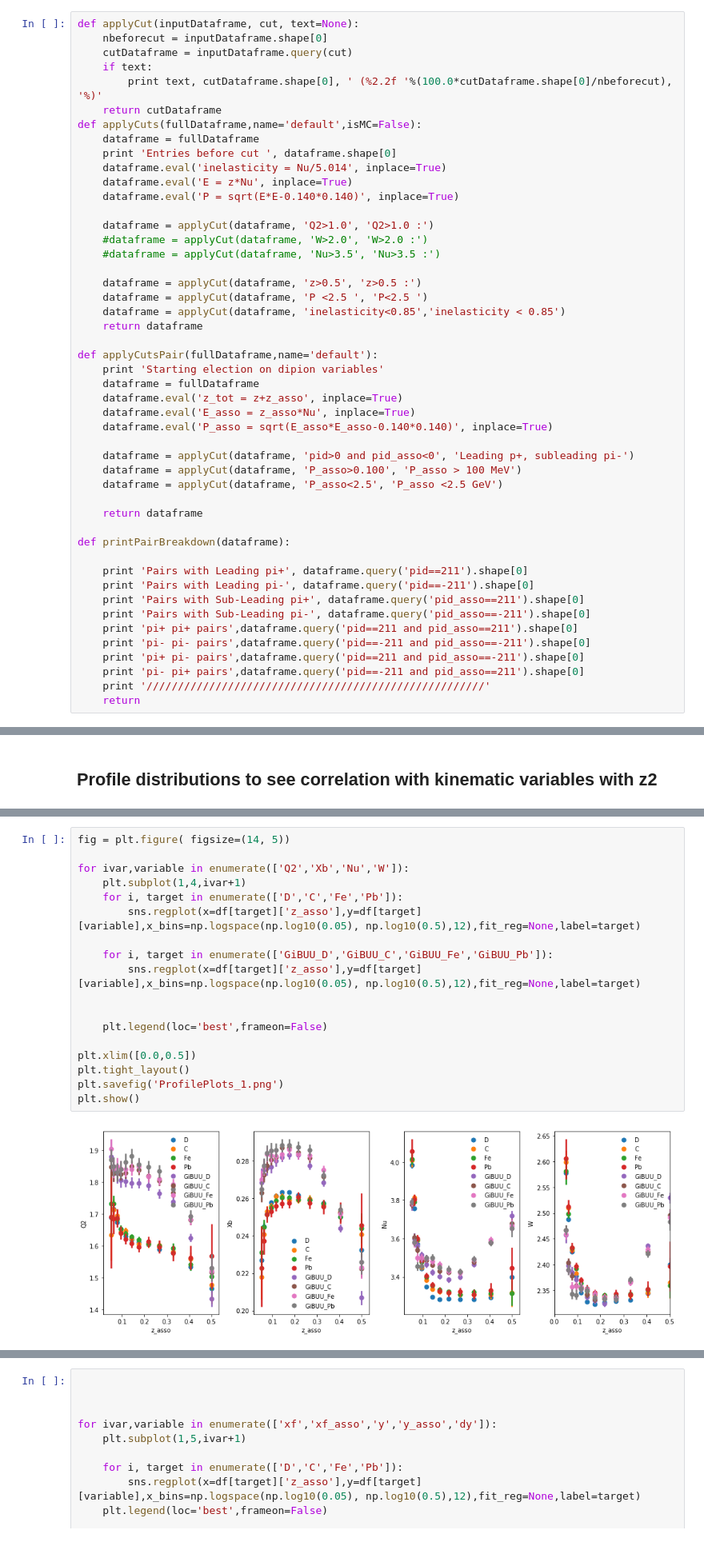
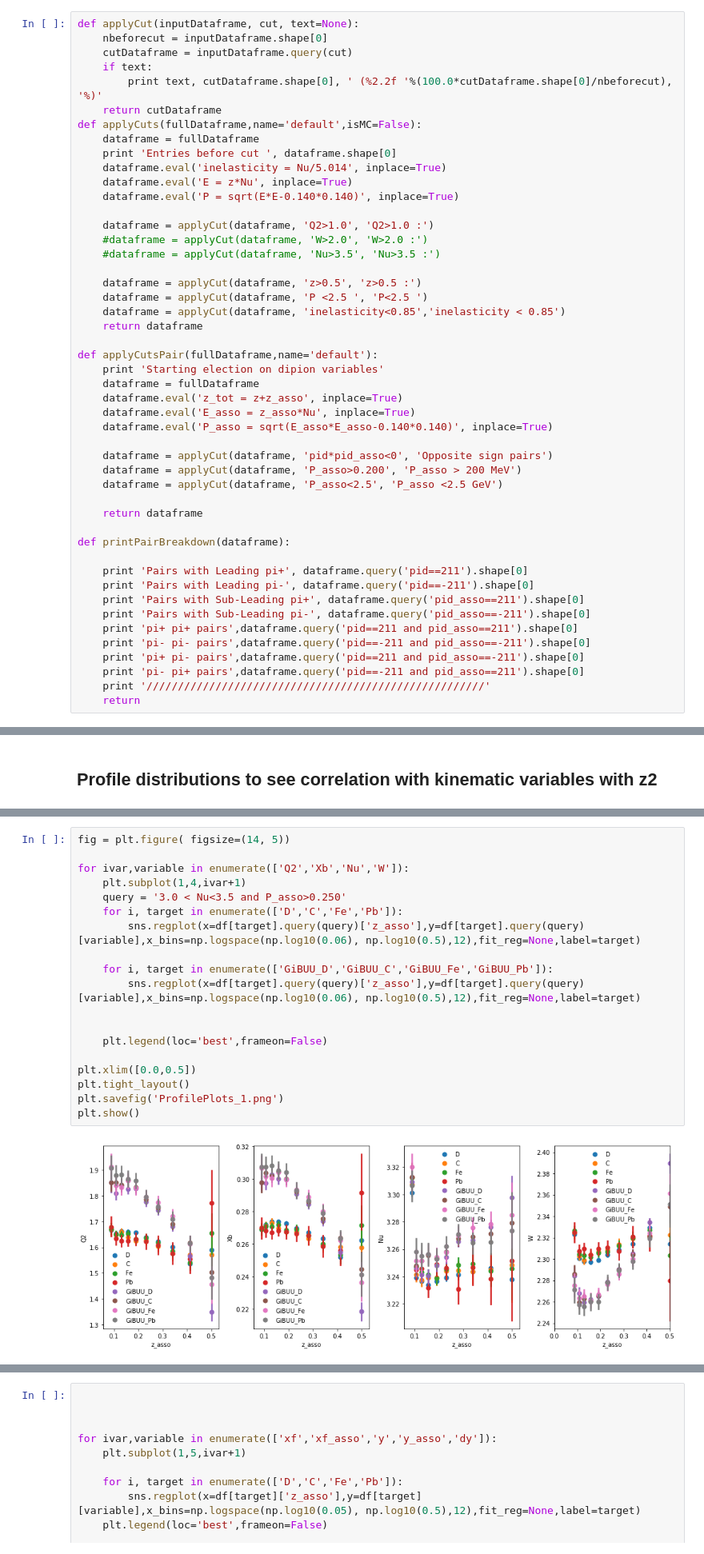
Before and after one commit to miguelignacio/eg2dihadron, a Jupyter notebook: GeneralDistributions.ipynb, the cells around one changed output, grey strips where cells are left out. Shown at 80% size. Drawn from its saved outputs; the diff is of its cells as text.

```diff
--- a/GeneralDistributions.ipynb
+++ b/GeneralDistributions.ipynb
@@ -133,8 +133,8 @@ def applyCutsPair(fullDataframe,name='default'):
     dataframe.eval('E_asso = z_asso*Nu', inplace=True)
     dataframe.eval('P_asso = sqrt(E_asso*E_asso-0.140*0.140)', inplace=True)
 
-    dataframe = applyCut(dataframe, 'pid>0 and pid_asso<0', 'Leading p+, subleading pi-')
-    dataframe = applyCut(dataframe, 'P_asso>0.100', 'P_asso > 100 MeV')
+    dataframe = applyCut(dataframe, 'pid*pid_asso<0', 'Opposite sign pairs')
+    dataframe = applyCut(dataframe, 'P_asso>0.200', 'P_asso > 200 MeV')
     dataframe = applyCut(dataframe, 'P_asso<2.5', 'P_asso <2.5 GeV')
 
     return dataframe
@@ -233,23 +244,24 @@ def plotEventVariables(df):
 # %%
 fig = plt.figure( figsize=(14, 5))
 
 for ivar,variable in enumerate(['Q2','Xb','Nu','W']):
     plt.subplot(1,4,ivar+1)
+    query = '3.0 < Nu<3.5 and P_asso>0.250'
     for i, target in enumerate(['D','C','Fe','Pb']):
-        sns.regplot(x=df[target]['z_asso'],y=df[target][variable],x_bins=np.logspace(np.log10(0.05), np.log10(0.5),12),fit_reg=None,label=target)
+        sns.regplot(x=df[target].query(query)['z_asso'],y=df[target].query(query)[variable],x_bins=np.logspace(np.log10(0.06), np.log10(0.5),12),fit_reg=None,label=target)
 
     for i, target in enumerate(['GiBUU_D','GiBUU_C','GiBUU_Fe','GiBUU_Pb']):
-        sns.regplot(x=df[target]['z_asso'],y=df[target][variable],x_bins=np.logspace(np.log10(0.05), np.log10(0.5),12),fit_reg=None,label=target)
+        sns.regplot(x=df[target].query(query)['z_asso'],y=df[target].query(query)[variable],x_bins=np.logspace(np.log10(0.06), np.log10(0.5),12),fit_reg=None,label=target)
 
 
     plt.legend(loc='best',frameon=False)
 
 plt.xlim([0.0,0.5])
 plt.tight_layout()
 plt.savefig('ProfilePlots_1.png')
 plt.show()
 # %% [output]
-[figure, old version]
+[figure, new version]
 # %%
 fig = plt.figure( figsize=(14, 5))
 
```
Also changed, not shown: parts of 20 cells of this notebook, 6 other files.
